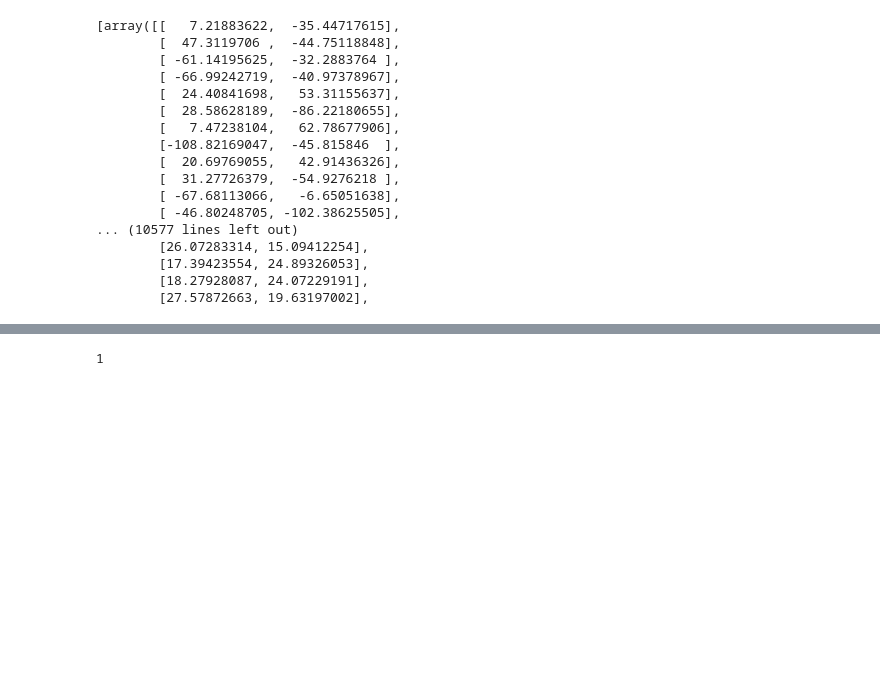
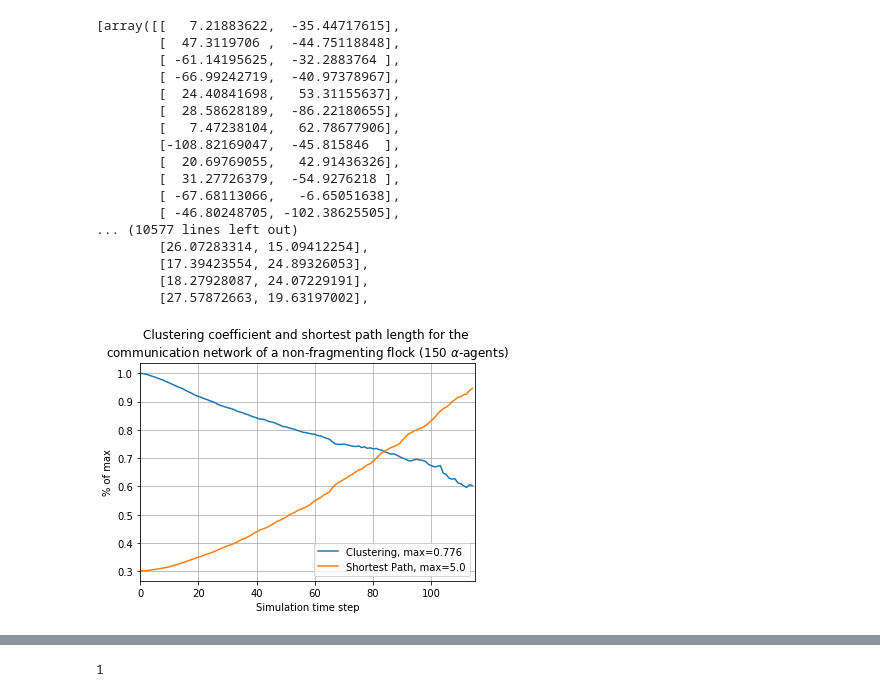
Before and after one commit to harveydevereux/Consensus, a Jupyter notebook: Notes/Flocking2.ipynb, the cells around one changed output, grey strips where cells are left out. Saved outputs shown, nothing was run; the diff lists cells and outputs as text; code cells hidden in the pictures; blank space fills up the shorter version.

```diff
--- a/Notes/Flocking2.ipynb
+++ b/Notes/Flocking2.ipynb
@@ -250,3 +267,37 @@ P = pickle.load(open("Flock_Velocities_frag","rb"))
+# %%
+Q = F.Q_sim#pickle.load(open("Flock_Positions_frag","rb"))
+P = F.P_sim#pickle.load(open("Flock_Velocities_frag","rb"))
+C = np.zeros(len(Q))
+L = np.zeros(len(Q))
+G = []
+connected=1
+for i in range(0,len(Q)):
+    G.append(F.get_net(Q[i]))
+    C[i] = nx.average_clustering(G[i])
+    if(nx.is_connected(G[i])):
+        L[i] = nx.average_shortest_path_length(G[i])
+    if(nx.is_connected(G[i])==False and connected==0):
+        connected=i
+# %%
+connected=115
+x = np.linspace(0,len(Q),len(Q))
+plt.plot(x[0:connected],
+         C[0:connected]/max(C),
+         label="Clustering, max={}".format(round(max(C),3)))
+plt.plot(x[0:connected],
+         L[0:connected]/max(L),
+         label="Shortest Path, max={}".format(round(max(L)),3))
+
+plt.title("Clustering coefficient and shortest path length for the \n"+
+          r"communication network of a non-fragmenting flock (150 $\alpha$-agents)")
+plt.ylabel("% of max")
+plt.xlabel("Simulation time step")
+plt.legend()
+plt.grid()
+plt.xlim(0,115)
+plt.savefig("fragment-flock",bbpx_inches='tight')
+# %% [output]
+[figure, added]
 # %%
 C = np.zeros(len(F.Q_sim))
 L = np.zeros(len(F.Q_sim))
```
Also changed, not shown: parts of 17 cells of this notebook, 40 other files.
